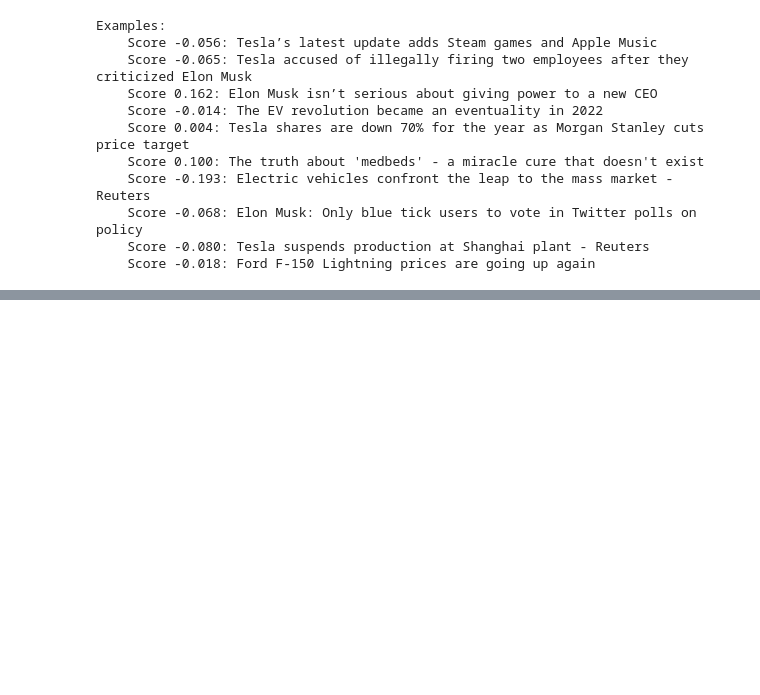
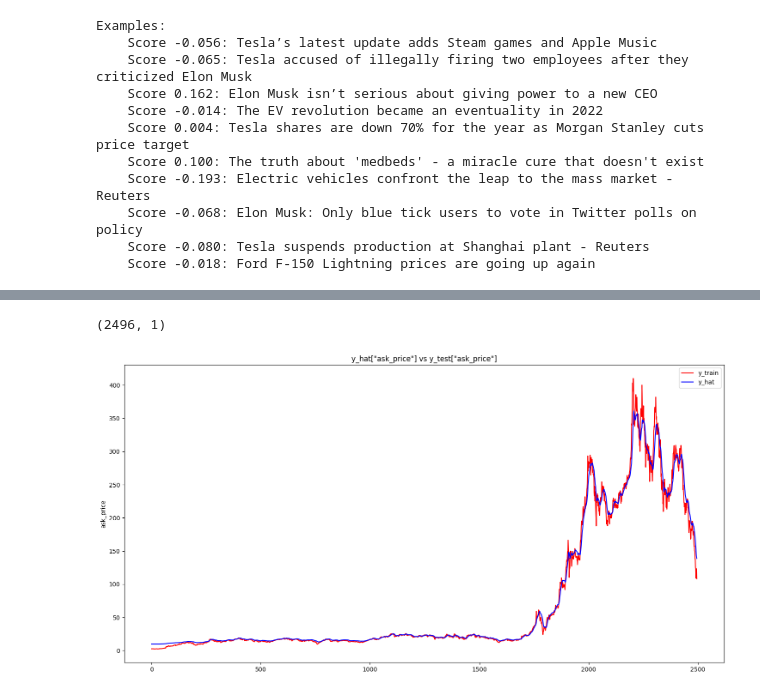
Before and after one commit to ludvigdoeser/scalableMLproject, a Jupyter notebook: News.ipynb, the cells around one changed output, grey strips where cells are left out. Cells and saved outputs as stored; diff of their text form; code cells hidden in the pictures; blank space fills up the shorter version.

```diff
--- a/News.ipynb
+++ b/News.ipynb
@@ -583,0 +802,19 @@ NotFoundError: (Status 404) (Nasdaq Data Link Error QECx02) You have submitted a
+# %%
+# Predict values from test data trained using training data
+y_hat = model.predict(x_train)
+y_hat = sc.inverse_transform(y_hat)
+y_train = sc.inverse_transform(y_train)
+print(np.shape(y_hat))
+# %% [output]
+(2496, 1)
+# %%
+# Visualise the ask_price predictions
+plt.figure(figsize = (18,9))
+plt.plot(y_train, color = 'red', label = 'y_train')
+plt.plot(y_hat[:,0], color = 'blue', label = 'y_hat')
+plt.title('y_hat["ask_price"] vs y_test["ask_price"]')
+plt.ylabel('ask_price')
+plt.legend()
+plt.show()
+# %% [output]
+[figure, added]
```
Also changed, not shown: parts of 35 cells of this notebook.
